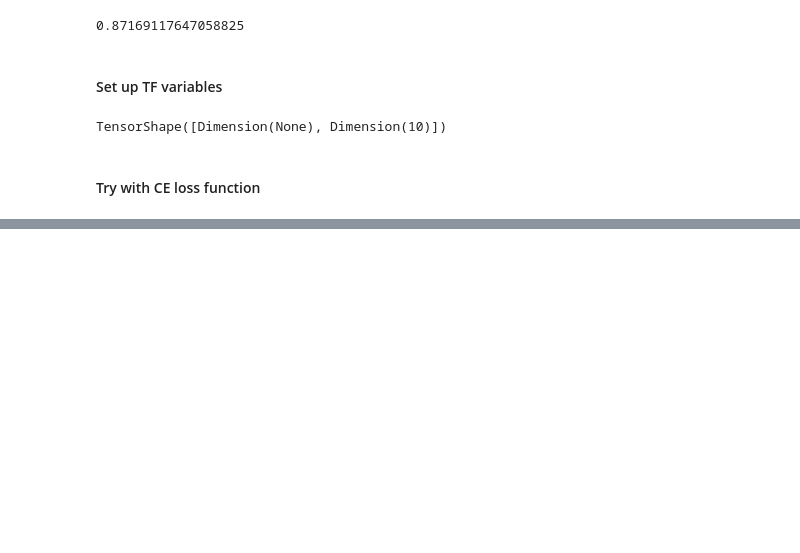
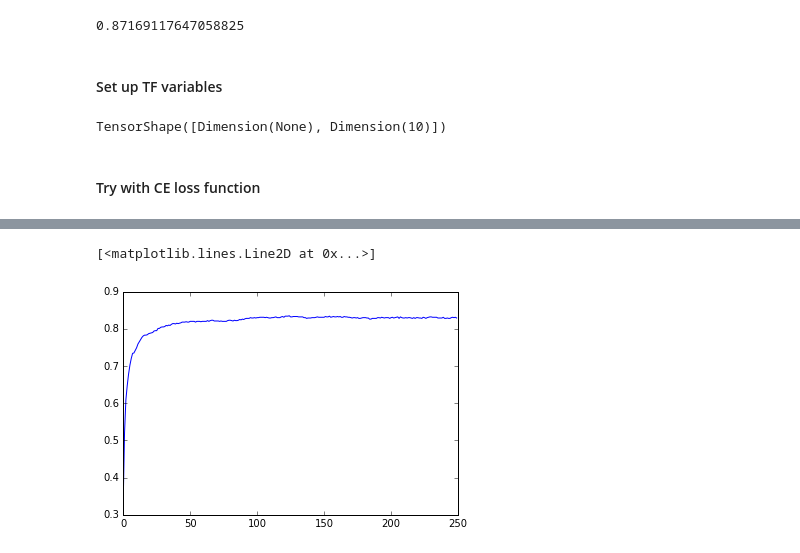
Before and after one commit to bkotzz/ece521, a Jupyter notebook: a2.ipynb, the cells around one changed output, grey strips where cells are left out. Saved outputs shown, nothing was run; the diff lists cells and outputs as text; code cells hidden in the pictures; blank space fills up the shorter version.

```diff
--- a/a2.ipynb
+++ b/a2.ipynb
@@ -220,0 +218,5 @@ plt.plot(np.arange(num_epochs), valid_error)
+# %%
+plt.plot(np.arange(num_epochs), valid_accuracy)
+# %% [output]
+[<matplotlib.lines.Line2D at 0x...>]
+[figure, added]
```
Also changed, not shown: parts of 42 cells of this notebook.
